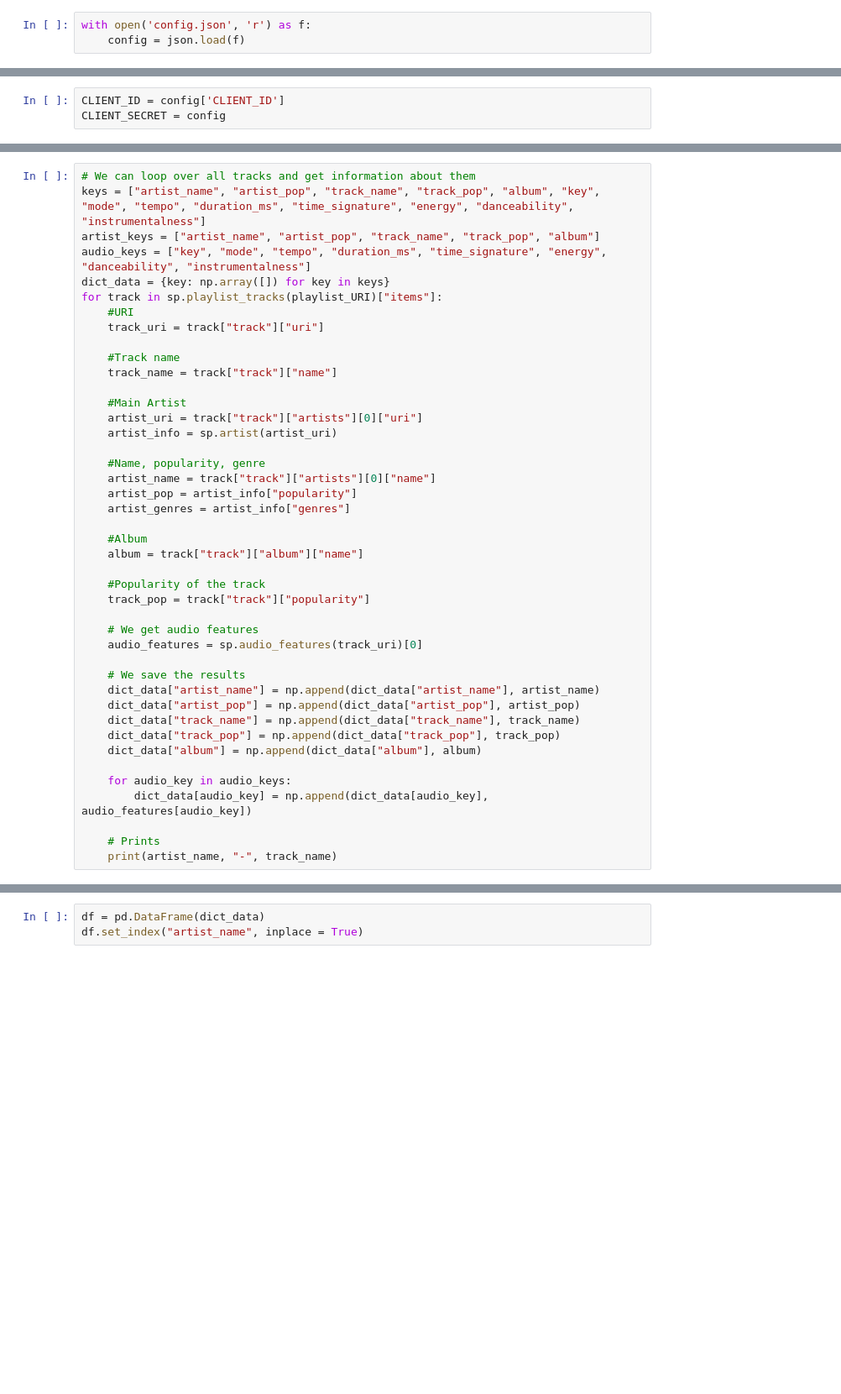
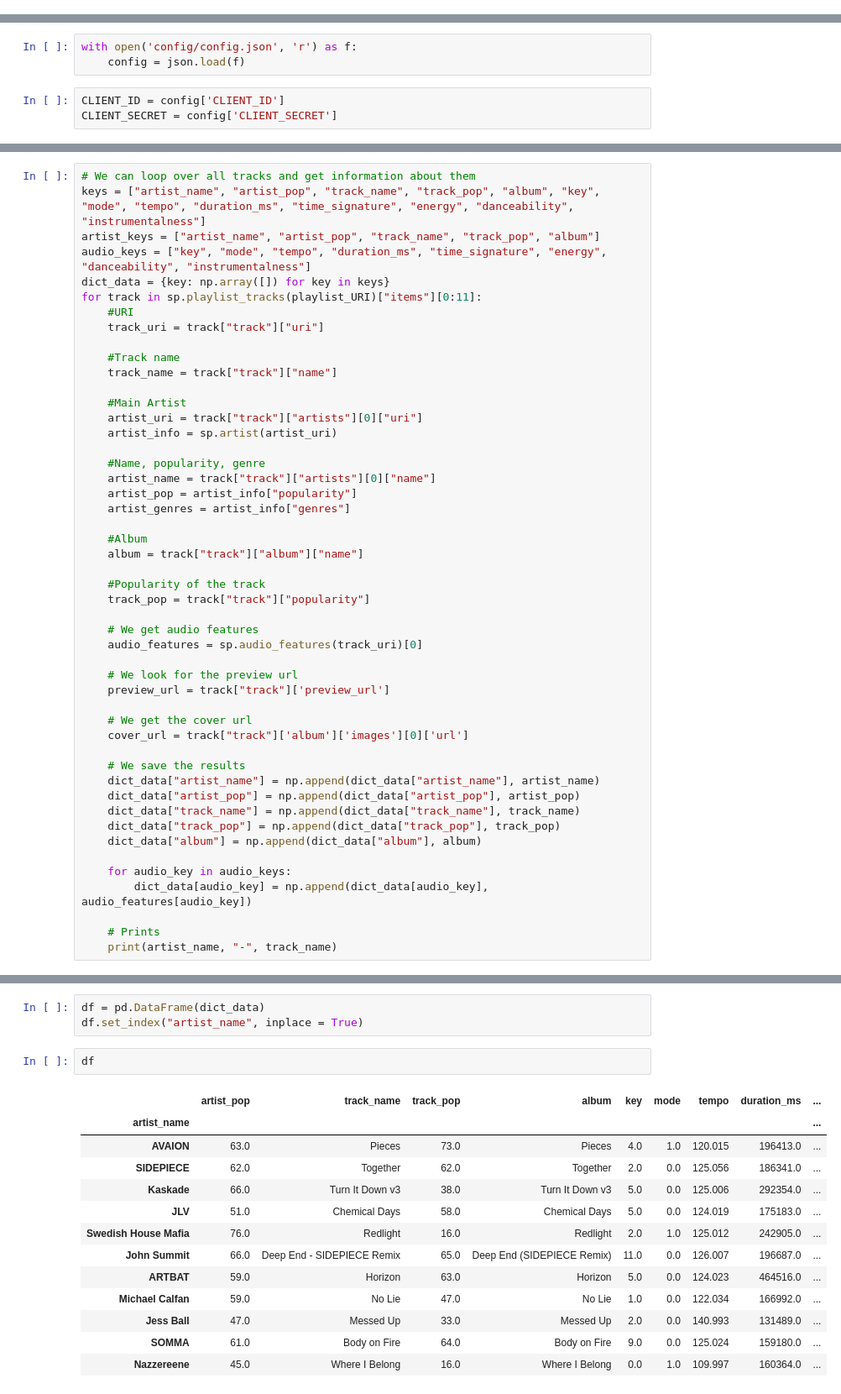
Before and after one commit to Garsdal/spotify-tracklist-generator, a Jupyter notebook: spotify-api-data-download.ipynb, the cells around one changed output, grey strips where cells are left out. Shown at 84% size. Cells and saved outputs as stored; diff of their text form; blank space fills up the shorter version.

```diff
--- a/spotify-api-data-download.ipynb
+++ b/spotify-api-data-download.ipynb
@@ -4,6 +4,3 @@ import base64
 import pandas as pd
 import numpy as np
 import json
-# %%
-with open('config.json', 'r') as f:
-    config = json.load(f)
@@ -14,6 +7,9 @@ with open('config.json', 'r') as f:
+# %%
+with open('config/config.json', 'r') as f:
+    config = json.load(f)
 # %%
 CLIENT_ID = config['CLIENT_ID']
-CLIENT_SECRET = config
+CLIENT_SECRET = config['CLIENT_SECRET']
 # %% [markdown]
 # POST
 # %%
@@ -62,7 +58,7 @@ keys = ["artist_name", "artist_pop", "track_name", "track_pop", "album", "key",
 artist_keys = ["artist_name", "artist_pop", "track_name", "track_pop", "album"]
 audio_keys = ["key", "mode", "tempo", "duration_ms", "time_signature", "energy", "danceability", "instrumentalness"]
 dict_data = {key: np.array([]) for key in keys}
-for track in sp.playlist_tracks(playlist_URI)["items"]:
+for track in sp.playlist_tracks(playlist_URI)["items"][0:11]:
     #URI
     track_uri = track["track"]["uri"]
 
@@ -87,6 +83,12 @@ for track in sp.playlist_tracks(playlist_URI)["items"]:
     # We get audio features
     audio_features = sp.audio_features(track_uri)[0]
 
+    # We look for the preview url
+    preview_url = track["track"]['preview_url']
+
+    # We get the cover url
+    cover_url = track["track"]['album']['images'][0]['url']
+
     # We save the results
     dict_data["artist_name"] = np.append(dict_data["artist_name"], artist_name)
     dict_data["artist_pop"] = np.append(dict_data["artist_pop"], artist_pop)
@@ -120,4 +137,20 @@ KREAM - What You've Done To Me (feat. Bemendé)
 # %%
 df = pd.DataFrame(dict_data)
 df.set_index("artist_name", inplace = True)
+# %%
+df
+# %% [output]
+|  | artist_pop | track_name | track_pop | album | key | mode | tempo | duration_ms | ... |
+| artist_name |  |  |  |  |  |  |  |  | ... |
+| AVAION | 63.0 | Pieces | 73.0 | Pieces | 4.0 | 1.0 | 120.015 | 196413.0 | ... |
+| SIDEPIECE | 62.0 | Together | 62.0 | Together | 2.0 | 0.0 | 125.056 | 186341.0 | ... |
+| Kaskade | 66.0 | Turn It Down v3 | 38.0 | Turn It Down v3 | 5.0 | 0.0 | 125.006 | 292354.0 | ... |
+| JLV | 51.0 | Chemical Days | 58.0 | Chemical Days | 5.0 | 0.0 | 124.019 | 175183.0 | ... |
+| Swedish House Mafia | 76.0 | Redlight | 16.0 | Redlight | 2.0 | 1.0 | 125.012 | 242905.0 | ... |
+| John Summit | 66.0 | Deep End - SIDEPIECE Remix | 65.0 | Deep End (SIDEPIECE Remix) | 11.0 | 0.0 | 126.007 | 196687.0 | ... |
+| ARTBAT | 59.0 | Horizon | 63.0 | Horizon | 5.0 | 0.0 | 124.023 | 464516.0 | ... |
+| Michael Calfan | 59.0 | No Lie | 47.0 | No Lie | 1.0 | 0.0 | 122.034 | 166992.0 | ... |
+| Jess Ball | 47.0 | Messed Up | 33.0 | Messed Up | 2.0 | 0.0 | 140.993 | 131489.0 | ... |
+| SOMMA | 61.0 | Body on Fire | 64.0 | Body on Fire | 9.0 | 0.0 | 125.024 | 159180.0 | ... |
+| Nazzereene | 45.0 | Where I Belong | 16.0 | Where I Belong | 0.0 | 1.0 | 109.997 | 160364.0 | ... |
 # %%
```
Also changed, not shown: parts of 20 cells of this notebook, 15 other files.
